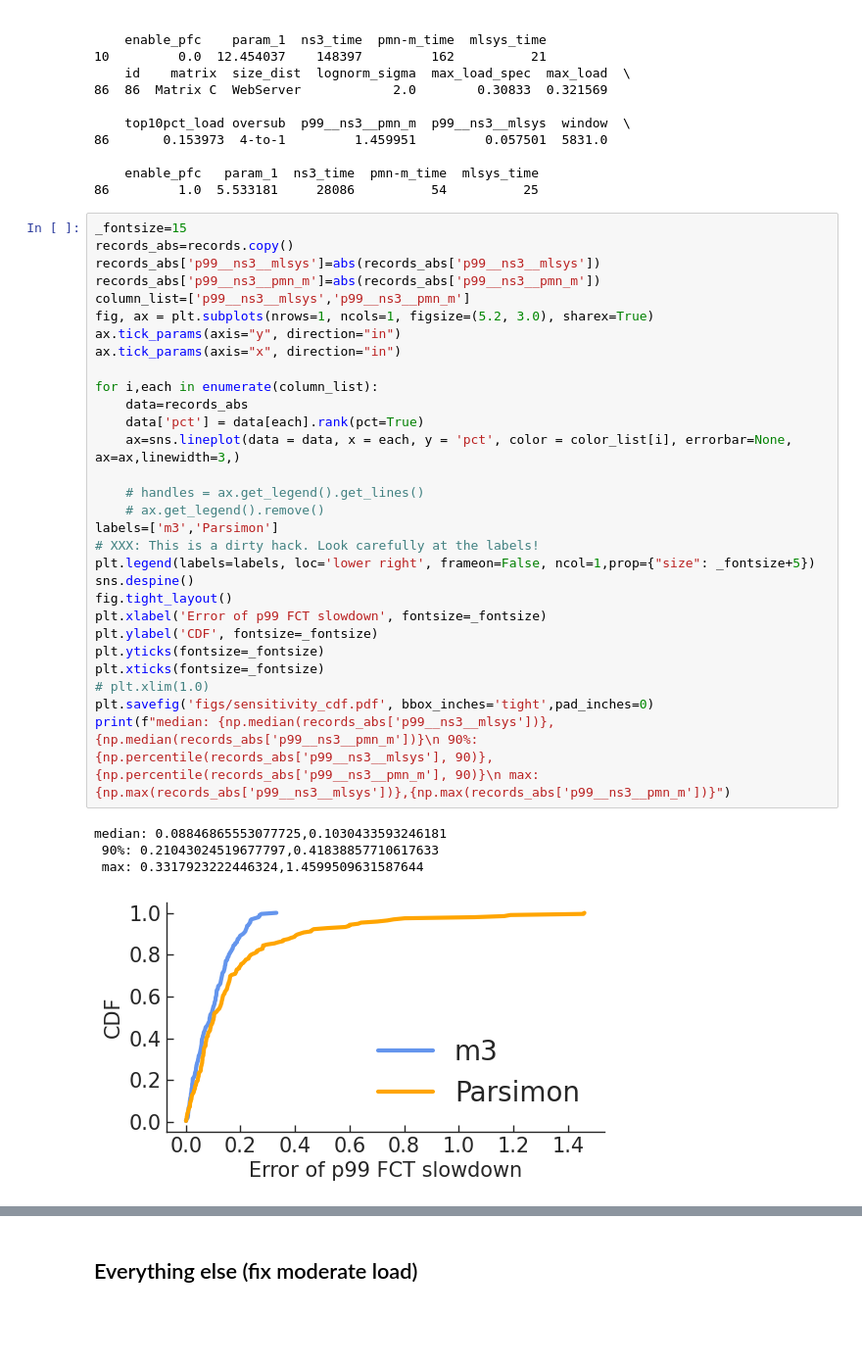
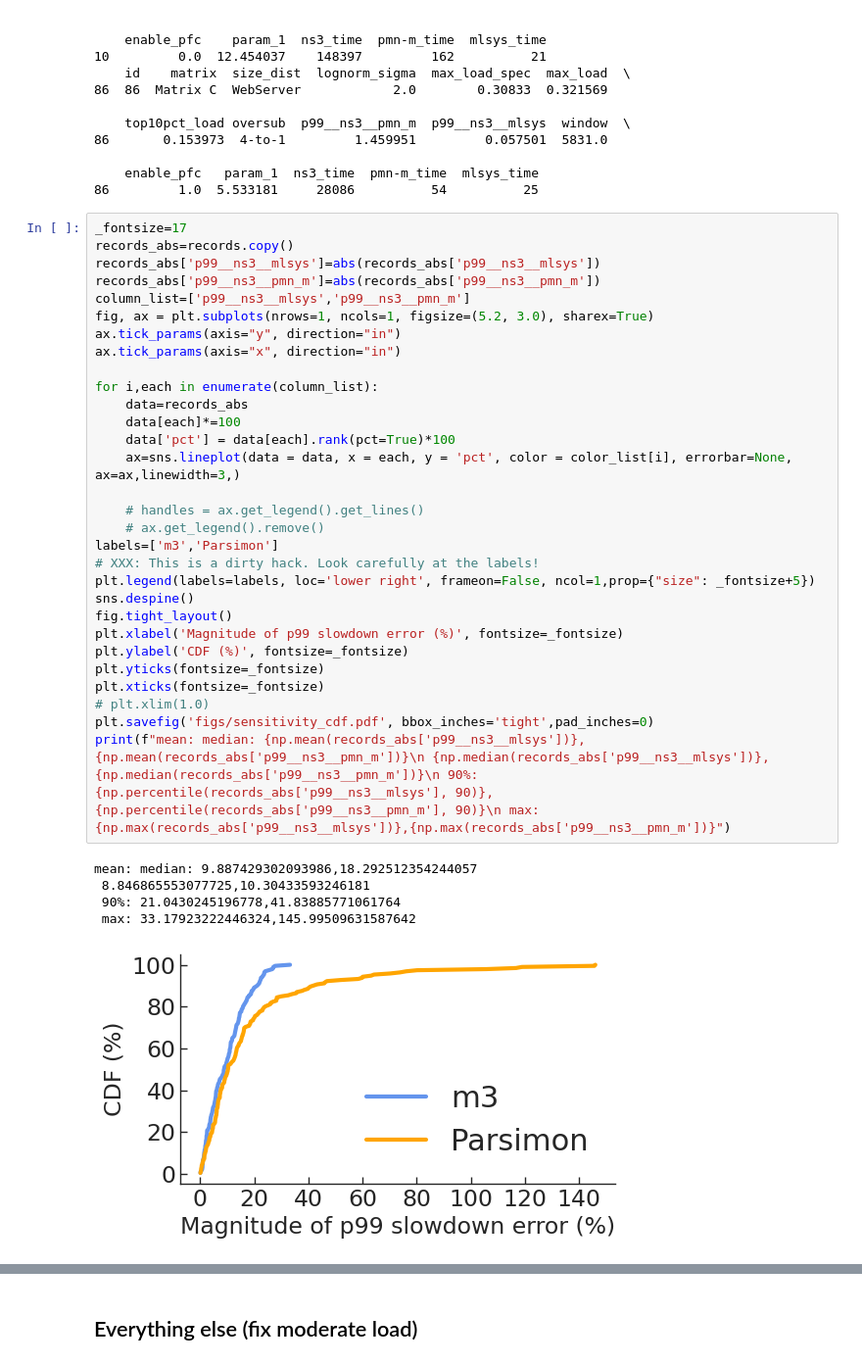
Before and after one commit to uw-polestar/parsimon-eval, a Jupyter notebook: expts/fig_8/analysis/main_dctcp.ipynb, the cells around one changed output, grey strips where cells are left out. Shown at 98% size. Drawn from its saved outputs; the diff is of its cells as text; blank space fills up the shorter version.

```diff
--- a/expts/fig_8/analysis/main_dctcp.ipynb
+++ b/expts/fig_8/analysis/main_dctcp.ipynb
@@ -267,37 +267,39 @@ print(records[records['id']==worst_high_id])
     enable_pfc   param_1  ns3_time  pmn-m_time  mlsys_time
 86         1.0  5.533181     28086          54          25
 # %%
-_fontsize=15
+_fontsize=17
 records_abs=records.copy()
 records_abs['p99__ns3__mlsys']=abs(records_abs['p99__ns3__mlsys'])
 records_abs['p99__ns3__pmn_m']=abs(records_abs['p99__ns3__pmn_m'])
 column_list=['p99__ns3__mlsys','p99__ns3__pmn_m']
 fig, ax = plt.subplots(nrows=1, ncols=1, figsize=(5.2, 3.0), sharex=True)
 ax.tick_params(axis="y", direction="in")
 ax.tick_params(axis="x", direction="in")
 
 for i,each in enumerate(column_list):
     data=records_abs
-    data['pct'] = data[each].rank(pct=True)
+    data[each]*=100
+    data['pct'] = data[each].rank(pct=True)*100
     ax=sns.lineplot(data = data, x = each, y = 'pct', color = color_list[i], errorbar=None, ax=ax,linewidth=3,)
 
     # handles = ax.get_legend().get_lines()
     # ax.get_legend().remove()
 labels=['m3','Parsimon']
 # XXX: This is a dirty hack. Look carefully at the labels!
 plt.legend(labels=labels, loc='lower right', frameon=False, ncol=1,prop={"size": _fontsize+5})
 sns.despine()
 fig.tight_layout()
-plt.xlabel('Error of p99 FCT slowdown', fontsize=_fontsize)
-plt.ylabel('CDF', fontsize=_fontsize)
+plt.xlabel('Magnitude of p99 slowdown error (%)', fontsize=_fontsize)
+plt.ylabel('CDF (%)', fontsize=_fontsize)
 plt.yticks(fontsize=_fontsize)
 plt.xticks(fontsize=_fontsize)
 # plt.xlim(1.0)
 plt.savefig('figs/sensitivity_cdf.pdf', bbox_inches='tight',pad_inches=0)
-print(f"median: {np.median(records_abs['p99__ns3__mlsys'])},{np.median(records_abs['p99__ns3__pmn_m'])}\n 90%: {np.percentile(records_abs['p99__ns3__mlsys'], 90)},{np.percentile(records_abs['p99__ns3__pmn_m'], 90)}\n max: {np.max(records_abs['p99__ns3__mlsys'])},{np.max(records_abs['p99__ns3__pmn_m'])}")
+print(f"mean: median: {np.mean(records_abs['p99__ns3__mlsys'])},{np.mean(records_abs['p99__ns3__pmn_m'])}\n {np.median(records_abs['p99__ns3__mlsys'])},{np.median(records_abs['p99__ns3__pmn_m'])}\n 90%: {np.percentile(records_abs['p99__ns3__mlsys'], 90)},{np.percentile(records_abs['p99__ns3__pmn_m'], 90)}\n max: {np.max(records_abs['p99__ns3__mlsys'])},{np.max(records_abs['p99__ns3__pmn_m'])}")
 # %% [output]
-median: 0.08846865553077725,0.1030433593246181
- 90%: 0.21043024519677797,0.41838857710617633
- max: 0.3317923222446324,1.4599509631587644
+mean: median: 9.887429302093986,18.292512354244057
+ 8.846865553077725,10.30433593246181
+ 90%: 21.0430245196778,41.83885771061764
+ max: 33.17923222446324,145.99509631587642
-[figure, old version]
+[figure, new version]
 # %%
```
Also changed, not shown: parts of 4 cells of this notebook, 41 other files.
